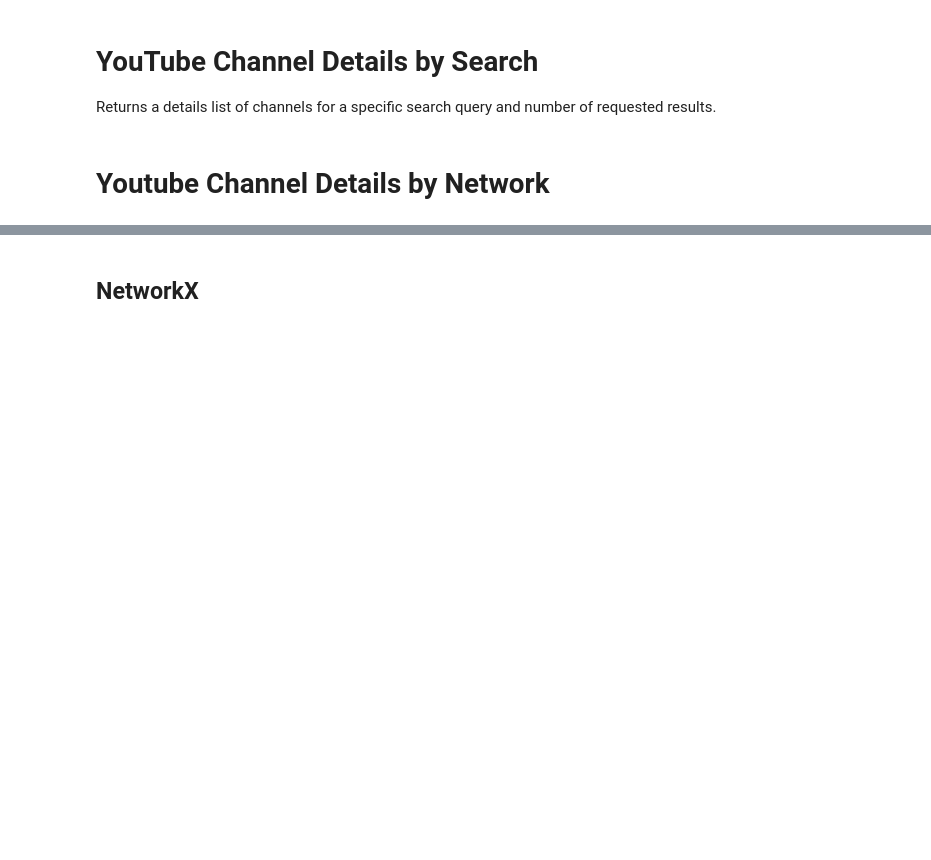
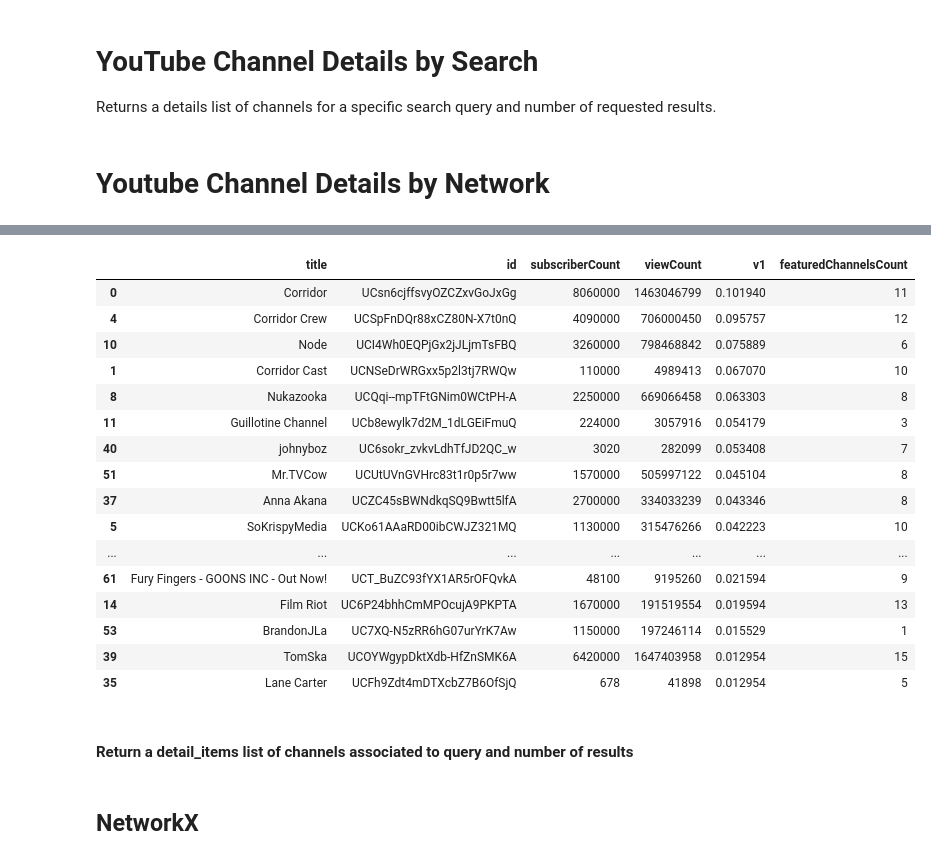
Before and after one commit to DanOvad/youtube-channel-analysis, a Jupyter notebook: youtube_data.ipynb, the cells around one changed output, grey strips where cells are left out. Drawn from its saved outputs; the diff is of its cells as text; code cells hidden in the pictures; blank space fills up the shorter version.

```diff
--- a/youtube_data.ipynb
+++ b/youtube_data.ipynb
@@ -242,0 +263,16 @@ def extract_featured_channels(channel_response):
+# %%
+# Get a list of dictionaries, where each dictionary represents details for a specific channel
+CHANNELS_DETAILS_ITEMS_LIST = youtube_requests.youtube_channel_details_by_search('Corridor',50)
+
+# Graph the network of channels
+G = network_graphs.graph_channels(CHANNELS_DETAILS_ITEMS_LIST)
+
+# Extract a columnar list of channel details
+CHANNELS_DETAILS_LIST = data_processing.extract_channel_details(CHANNELS_DETAILS_ITEMS_LIST)
+
+# Create a dataframe
+DF = data_processing.create_df_from_details_list(CHANNELS_DETAILS_LIST)
+
+features = ['id','title','description','customUrl','publishedAt','country','isLinked', 'viewCount', 'commentCount', 'subscriberCount', 'hiddenSubscriberCount','keywords','showRelatedChannels','featuredChannelsUrls', 'featuredChannelsCount']
+# %%
+PAGE_RANK_VECTOR = network_graphs.simple_page_rank(G)
@@ -242,0 +300,3 @@ def extract_featured_channels(channel_response):
+# %%
+CHANNELIDS = list(G.nodes().keys())
+vector = pd.Series(data = PAGE_RANK_VECTOR, index = CHANNELIDS)
@@ -242,0 +305,20 @@ def extract_featured_channels(channel_response):
+# %%
+DF[['title','id','subscriberCount','viewCount','v1','featuredChannelsCount']].sort_values('v1', ascending=False).head(20)
+# %% [output]
+|  | title | id | subscriberCount | viewCount | v1 | featuredChannelsCount |
+| 0 | Corridor | UCsn6cjffsvyOZCZxvGoJxGg | 8060000 | 1463046799 | 0.101940 | 11 |
+| 4 | Corridor Crew | UCSpFnDQr88xCZ80N-X7t0nQ | 4090000 | 706000450 | 0.095757 | 12 |
+| 10 | Node | UCI4Wh0EQPjGx2jJLjmTsFBQ | 3260000 | 798468842 | 0.075889 | 6 |
+| 1 | Corridor Cast | UCNSeDrWRGxx5p2l3tj7RWQw | 110000 | 4989413 | 0.067070 | 10 |
+| 8 | Nukazooka | UCQqi--mpTFtGNim0WCtPH-A | 2250000 | 669066458 | 0.063303 | 8 |
+| 11 | Guillotine Channel | UCb8ewylk7d2M_1dLGEiFmuQ | 224000 | 3057916 | 0.054179 | 3 |
+| 40 | johnyboz | UC6sokr_zvkvLdhTfJD2QC_w | 3020 | 282099 | 0.053408 | 7 |
+| 51 | Mr.TVCow | UCUtUVnGVHrc83t1r0p5r7ww | 1570000 | 505997122 | 0.045104 | 8 |
+| 37 | Anna Akana | UCZC45sBWNdkqSQ9Bwtt5lfA | 2700000 | 334033239 | 0.043346 | 8 |
+| 5 | SoKrispyMedia | UCKo61AAaRD00ibCWJZ321MQ | 1130000 | 315476266 | 0.042223 | 10 |
+| ... | ... | ... | ... | ... | ... | ... |
+| 61 | Fury Fingers - GOONS INC - Out Now! | UCT_BuZC93fYX1AR5rOFQvkA | 48100 | 9195260 | 0.021594 | 9 |
+| 14 | Film Riot | UC6P24bhhCmMPOcujA9PKPTA | 1670000 | 191519554 | 0.019594 | 13 |
+| 53 | BrandonJLa | UC7XQ-N5zRR6hG07urYrK7Aw | 1150000 | 197246114 | 0.015529 | 1 |
+| 39 | TomSka | UCOYWgypDktXdb-HfZnSMK6A | 6420000 | 1647403958 | 0.012954 | 15 |
+| 35 | Lane Carter | UCFh9Zdt4mDTXcbZ7B6OfSjQ | 678 | 41898 | 0.012954 | 5 |
@@ -242,0 +337,2 @@ def extract_featured_channels(channel_response):
+# %% [markdown]
+#### Return a detail_items list of channels associated to query and number of results
```
Also changed, not shown: parts of 69 cells of this notebook, 5 other files.
